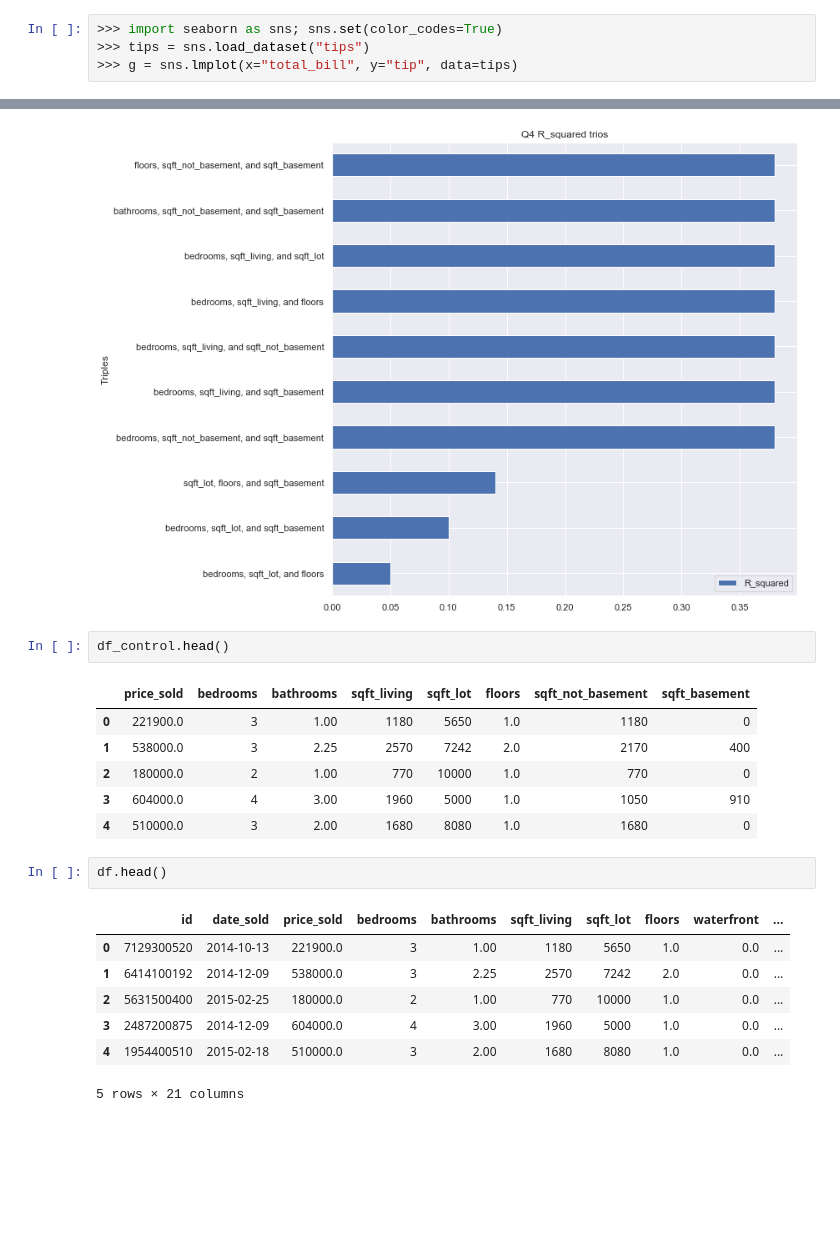
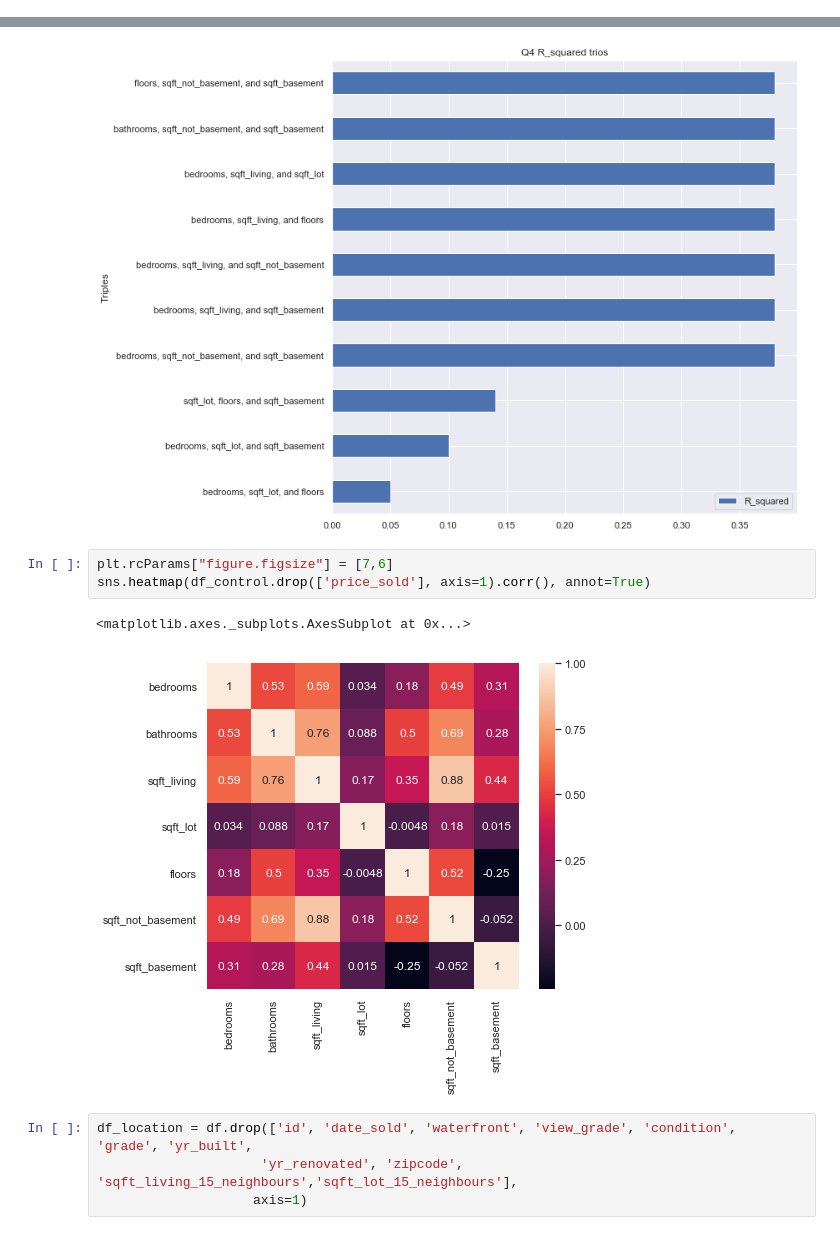
Before and after one commit to Greg-S-12/Mod1_Project, a Jupyter notebook: joe_project.ipynb, the cells around one changed output, grey strips where cells are left out. Cells and saved outputs as stored; diff of their text form; blank space fills up the shorter version.

```diff
--- a/joe_project.ipynb
+++ b/joe_project.ipynb
@@ -380,10 +362,6 @@ df_control_priceq4.head()
 | 15 | 650000.0 | 4 | 3.00 | 2950 | 5000 | 2.0 | 1980 | 970 |
 | 21 | 2000000.0 | 3 | 2.75 | 3050 | 44867 | 1.0 | 2330 | 720 |
 | 26 | 937000.0 | 3 | 1.75 | 2450 | 2691 | 2.0 | 1750 | 700 |
-# %%
->>> import seaborn as sns; sns.set(color_codes=True)
->>> tips = sns.load_dataset("tips")
->>> g = sns.lmplot(x="total_bill", y="tip", data=tips)
 # %%
 q4_data = df_control_priceq4.drop(['bathrooms', 'sqft_lot', 'sqft_not_basement', 'sqft_basement'],axis=1)
 
@@ -437,22 +417,13 @@ r2(df_control_priceq4)[:3].append(r2(df_control_priceq4)[-7:]).plot.barh(title =
 # %% [output]
 <matplotlib.axes._subplots.AxesSubplot at 0x...>
 [figure]
-# %%
-df_control.head()
-# %% [output]
-|  | price_sold | bedrooms | bathrooms | sqft_living | sqft_lot | floors | sqft_not_basement | sqft_basement |
-| 0 | 221900.0 | 3 | 1.00 | 1180 | 5650 | 1.0 | 1180 | 0 |
-| 1 | 538000.0 | 3 | 2.25 | 2570 | 7242 | 2.0 | 2170 | 400 |
-| 2 | 180000.0 | 2 | 1.00 | 770 | 10000 | 1.0 | 770 | 0 |
-| 3 | 604000.0 | 4 | 3.00 | 1960 | 5000 | 1.0 | 1050 | 910 |
-| 4 | 510000.0 | 3 | 2.00 | 1680 | 8080 | 1.0 | 1680 | 0 |
-# %%
-df.head()
-# %% [output]
-|  | id | date_sold | price_sold | bedrooms | bathrooms | sqft_living | sqft_lot | floors | waterfront | ... |
-| 0 | 7129300520 | 2014-10-13 | 221900.0 | 3 | 1.00 | 1180 | 5650 | 1.0 | 0.0 | ... |
-| 1 | 6414100192 | 2014-12-09 | 538000.0 | 3 | 2.25 | 2570 | 7242 | 2.0 | 0.0 | ... |
-| 2 | 5631500400 | 2015-02-25 | 180000.0 | 2 | 1.00 | 770 | 10000 | 1.0 | 0.0 | ... |
-| 3 | 2487200875 | 2014-12-09 | 604000.0 | 4 | 3.00 | 1960 | 5000 | 1.0 | 0.0 | ... |
-| 4 | 1954400510 | 2015-02-18 | 510000.0 | 3 | 2.00 | 1680 | 8080 | 1.0 | 0.0 | ... |
-5 rows × 21 columns
+# %%
+plt.rcParams["figure.figsize"] = [7,6]
+sns.heatmap(df_control.drop(['price_sold'], axis=1).corr(), annot=True)
+# %% [output]
+<matplotlib.axes._subplots.AxesSubplot at 0x...>
+[figure, added]
+# %%
+df_location = df.drop(['id', 'date_sold', 'waterfront', 'view_grade', 'condition', 'grade', 'yr_built',
+                     'yr_renovated', 'zipcode', 'sqft_living_15_neighbours','sqft_lot_15_neighbours'],
+                    axis=1)
```
Also changed, not shown: parts of 18 cells of this notebook, 14 other files.
